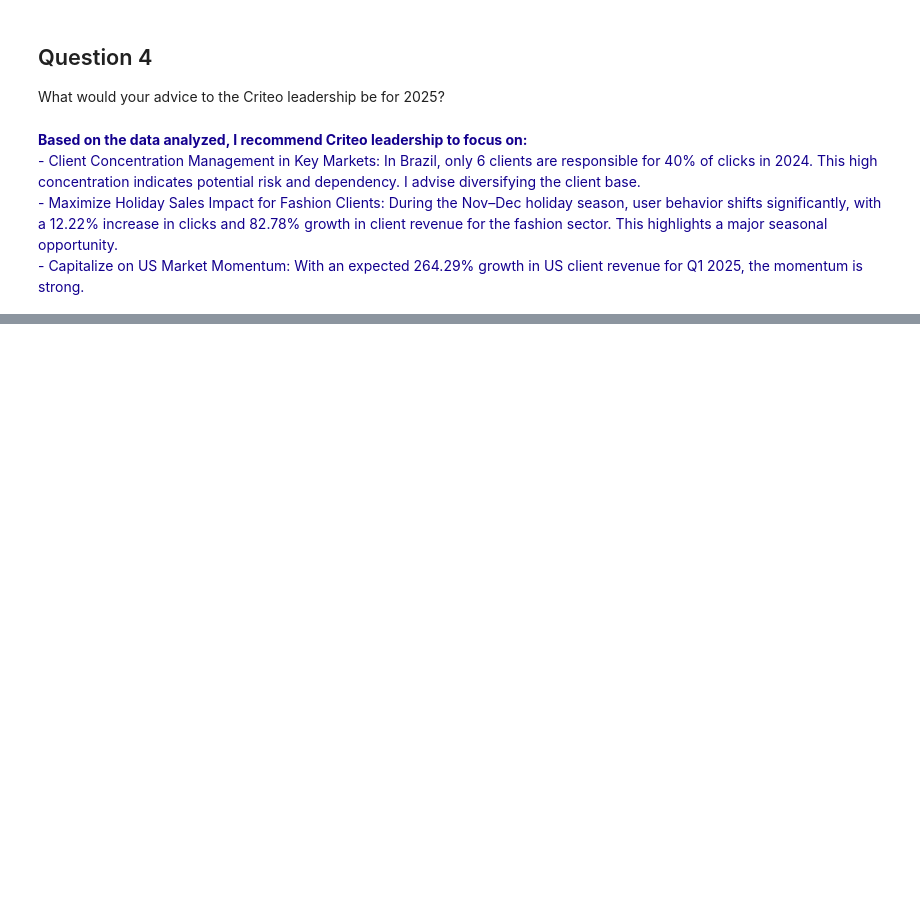
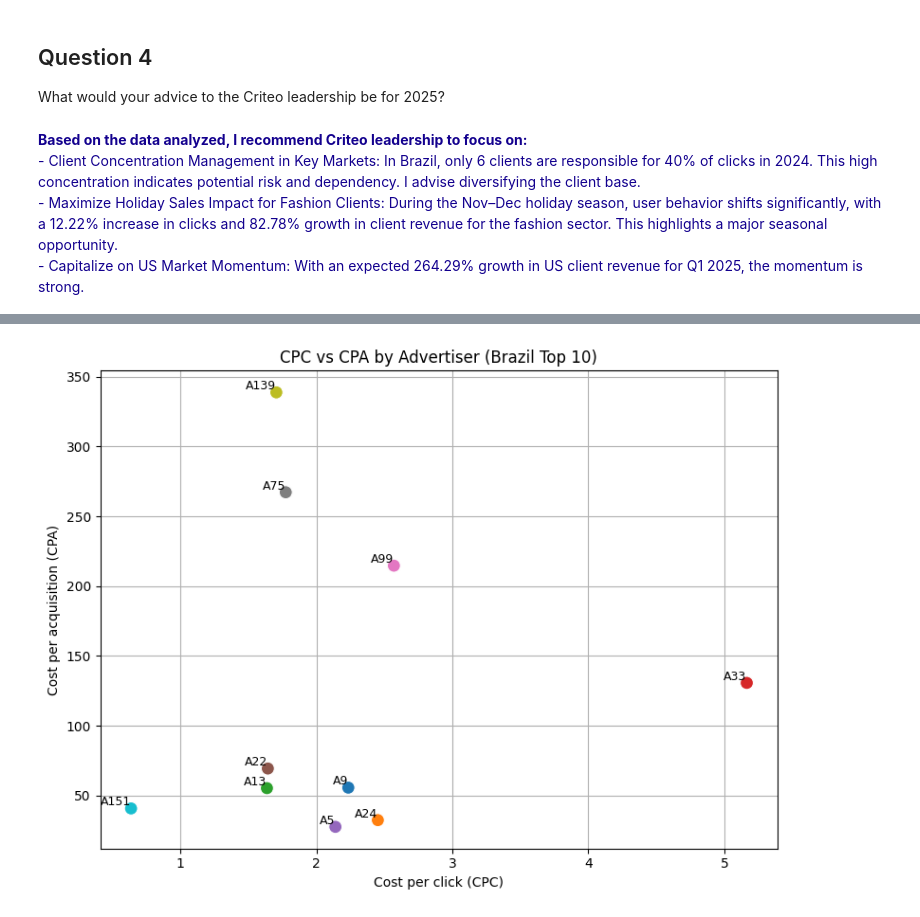
Before and after one commit to pathilink/criteo_case, a Jupyter notebook: notebook/criteo_case.ipynb, the cells around one changed output, grey strips where cells are left out. Saved outputs shown, nothing was run; the diff lists cells and outputs as text; code cells hidden in the pictures; blank space fills up the shorter version.

```diff
--- a/notebook/criteo_case.ipynb
+++ b/notebook/criteo_case.ipynb
@@ -387,0 +488,32 @@ With an expected 264.29% growth in US client revenue for Q1 2025, the momentum i
+# %%
+plt.figure(figsize=(8, 6))
+
+sns.scatterplot(
+    data=df_efficiency.head(10),
+    x='CPC',
+    y='CPA',
+    hue='Advertiser_ID',
+    palette='tab10',
+    s=100,
+    legend=False
+)
+
+# label
+for i, row in df_efficiency.head(10).iterrows():
+    plt.text(
+        row['CPC'],
+        row['CPA'],
+        str(row['Advertiser_ID']),
+        fontsize=9,
+        ha='right',  # horizontal alignment
+        va='bottom'  # vertical alignment
+    )
+
+plt.title('CPC vs CPA by Advertiser (Brazil Top 10)')
+plt.xlabel('Cost per click (CPC)')
+plt.ylabel('Cost per acquisition (CPA)')
+plt.grid(True)
+plt.tight_layout()
+plt.show()
+# %% [output]
+[figure, added]
```
Also changed, not shown: parts of 23 cells of this notebook.
